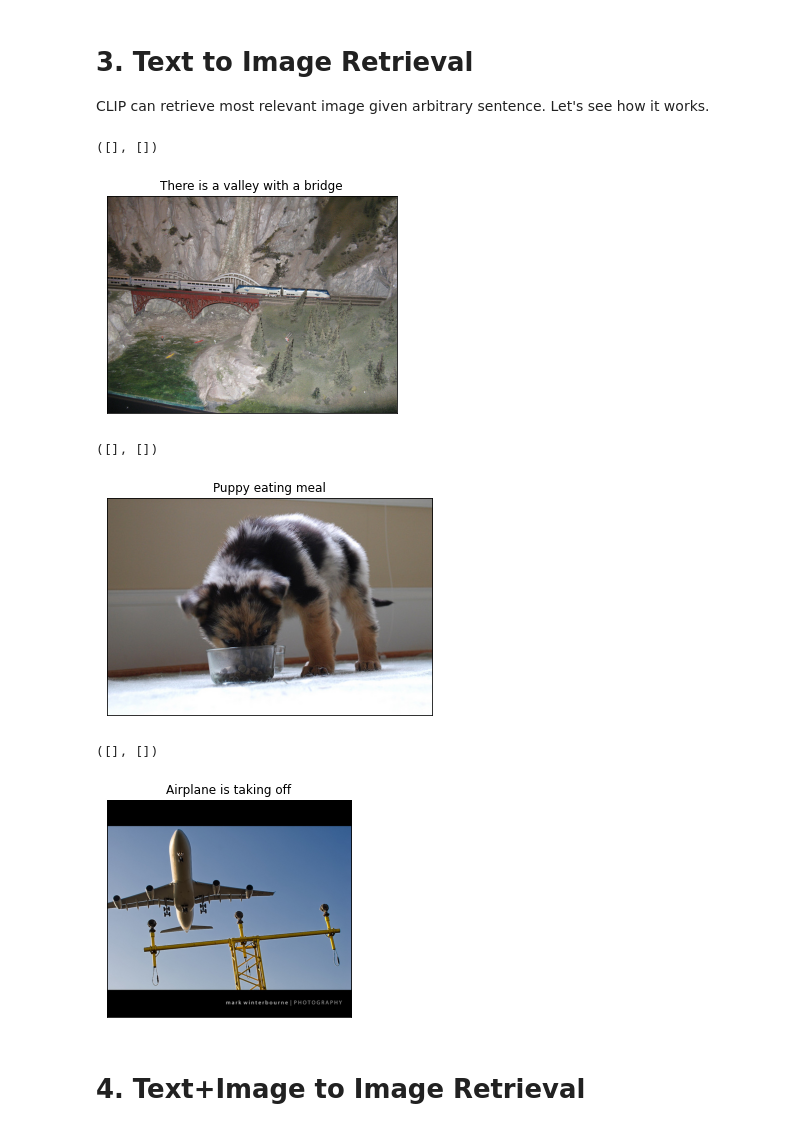
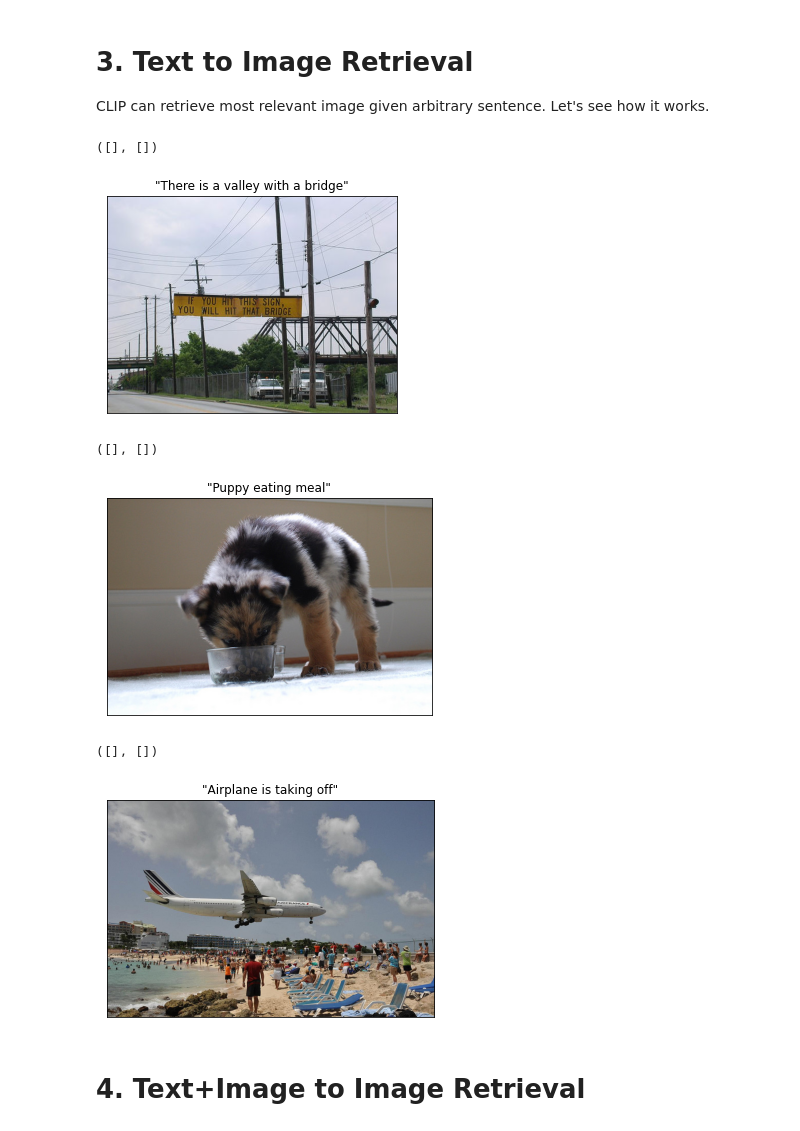
Before and after one commit to dgjun32/CLIP-tensorflow, a Jupyter notebook: code/demo.ipynb, the cells around one changed output. Cells and saved outputs as stored; diff of their text form; code cells hidden in the pictures.

```diff
--- a/code/demo.ipynb
+++ b/code/demo.ipynb
@@ -91,32 +91,32 @@ There is precomputed embeddings
 # 3. Text to Image Retrieval
 CLIP can retrieve most relevant image given arbitrary sentence. Let's see  how it works.
 # %%
-sentence = 'There is a valley with a bridge'
+sentence = '"There is a valley with a bridge"'
 t2iretrv.query(text=sentence, img_path=None)
 plt.title(sentence)
 plt.xticks([])
 plt.yticks([])
 # %% [output]
 ([], [])
-[figure, old version]
+[figure, new version]
 # %%
-sentence = 'Puppy eating meal'
+sentence = '"Puppy eating meal"'
 t2iretrv.query(text=sentence, img_path=None)
 plt.title(sentence)
 plt.xticks([])
 plt.yticks([])
 # %% [output]
 ([], [])
-[figure, old version]
+[figure, new version]
 # %%
-sentence = 'Airplane is taking off'
+sentence = '"Airplane is taking off"'
 t2iretrv.query(text=sentence, img_path=None)
 plt.title(sentence)
 plt.xticks([])
 plt.yticks([])
 # %% [output]
 ([], [])
-[figure, old version]
+[figure, new version]
 # %% [markdown]
 # 4. Text+Image to Image Retrieval
 # %% [markdown]
```
Also changed, not shown: parts of 1 cell of this notebook.
